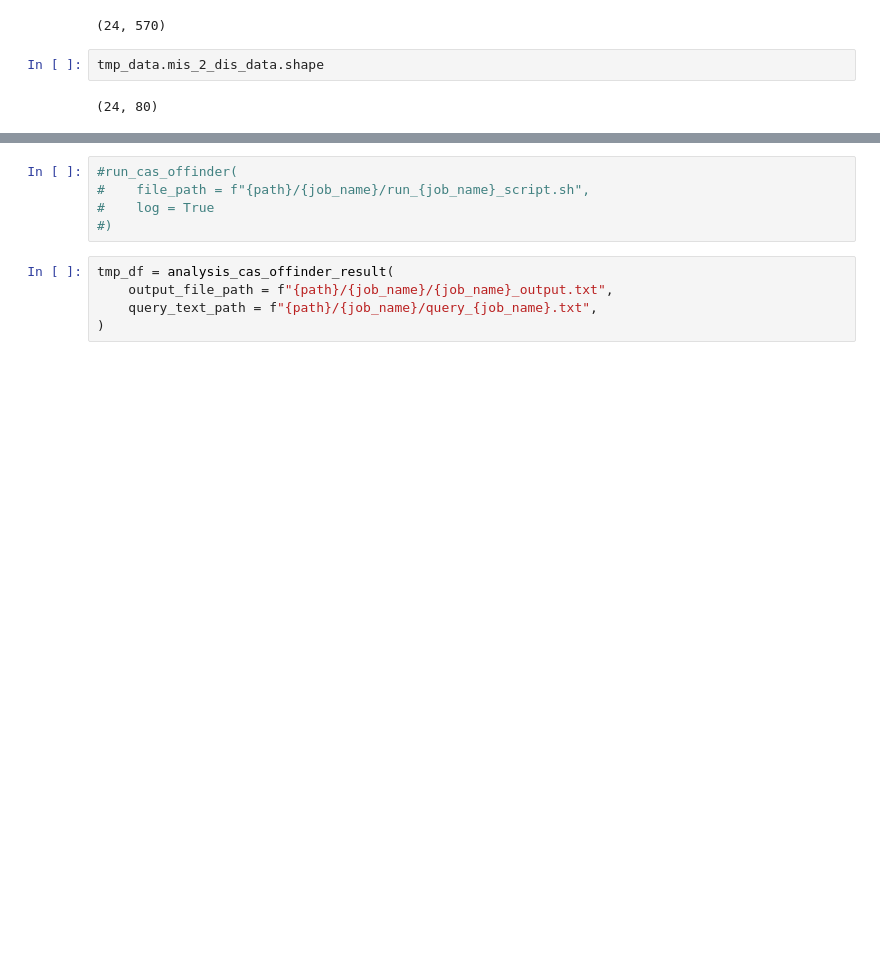
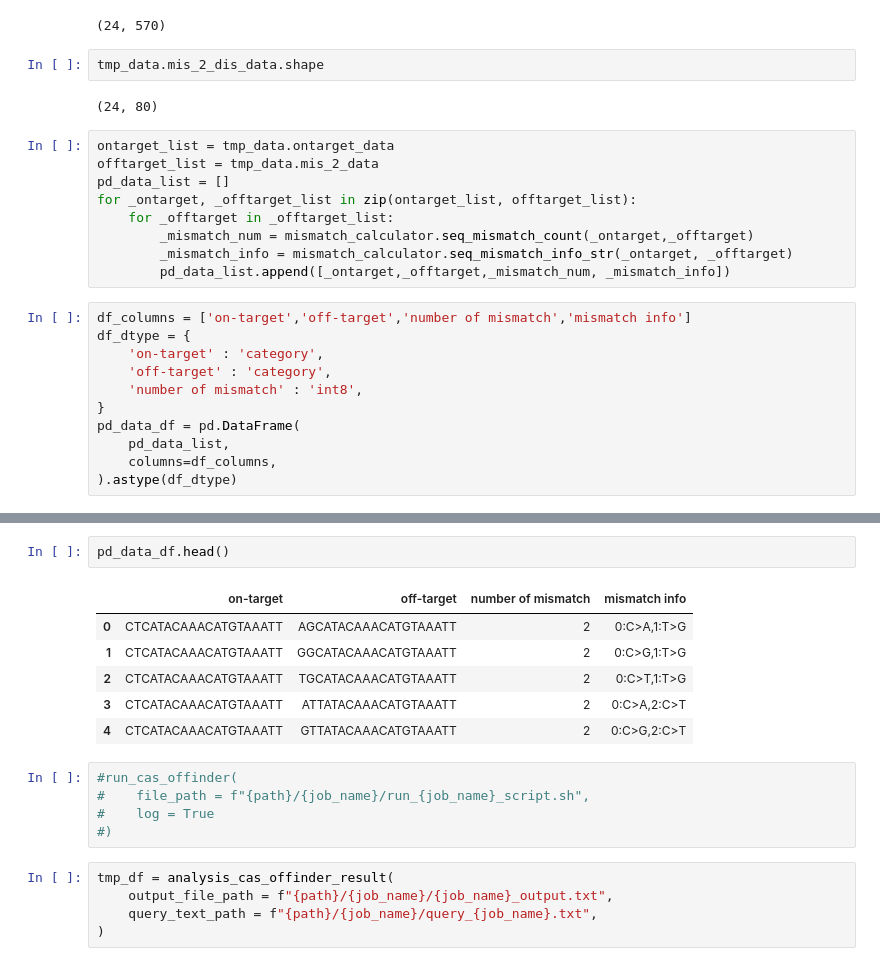
Before and after one commit to dwchoo/q-seq-maker, a Jupyter notebook: jupyter_notebook/code_test.ipynb, the cells around one changed output, grey strips where cells are left out. Saved outputs shown, nothing was run; the diff lists cells and outputs as text; blank space fills up the shorter version.

```diff
--- a/jupyter_notebook/code_test.ipynb
+++ b/jupyter_notebook/code_test.ipynb
@@ -56,3 +56,23 @@ tmp_data.mis_2_data.shape
 tmp_data.mis_2_dis_data.shape
 # %% [output]
 (24, 80)
+# %%
+ontarget_list = tmp_data.ontarget_data
+offtarget_list = tmp_data.mis_2_data
+pd_data_list = []
+for _ontarget, _offtarget_list in zip(ontarget_list, offtarget_list):
+    for _offtarget in _offtarget_list:
+        _mismatch_num = mismatch_calculator.seq_mismatch_count(_ontarget,_offtarget)
+        _mismatch_info = mismatch_calculator.seq_mismatch_info_str(_ontarget, _offtarget)
+        pd_data_list.append([_ontarget,_offtarget,_mismatch_num, _mismatch_info])
+# %%
+df_columns = ['on-target','off-target','number of mismatch','mismatch info']
+df_dtype = {
+    'on-target' : 'category',
+    'off-target' : 'category',
+    'number of mismatch' : 'int8',
+}
+pd_data_df = pd.DataFrame(
+    pd_data_list,
+    columns=df_columns,
+).astype(df_dtype)
@@ -59,3 +93,12 @@ tmp_data.mis_2_dis_data.shape
+# %%
+pd_data_df.head()
+# %% [output]
+|  | on-target | off-target | number of mismatch | mismatch info |
+| 0 | CTCATACAAACATGTAAATT | AGCATACAAACATGTAAATT | 2 | 0:C>A,1:T>G |
+| 1 | CTCATACAAACATGTAAATT | GGCATACAAACATGTAAATT | 2 | 0:C>G,1:T>G |
+| 2 | CTCATACAAACATGTAAATT | TGCATACAAACATGTAAATT | 2 | 0:C>T,1:T>G |
+| 3 | CTCATACAAACATGTAAATT | ATTATACAAACATGTAAATT | 2 | 0:C>A,2:C>T |
+| 4 | CTCATACAAACATGTAAATT | GTTATACAAACATGTAAATT | 2 | 0:C>G,2:C>T |
 # %%
 #run_cas_offinder(
 #    file_path = f"{path}/{job_name}/run_{job_name}_script.sh",
```
Also changed, not shown: parts of 21 cells of this notebook, 8 other files.
